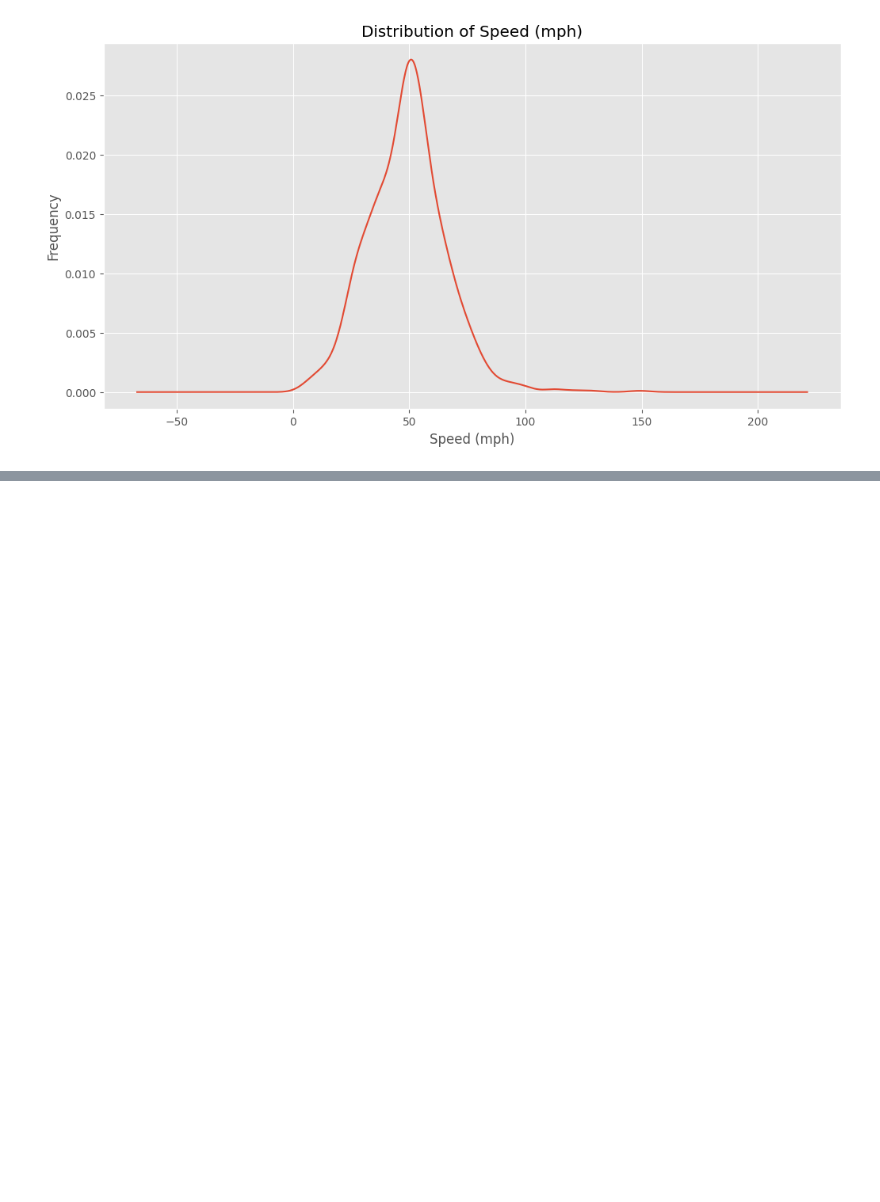
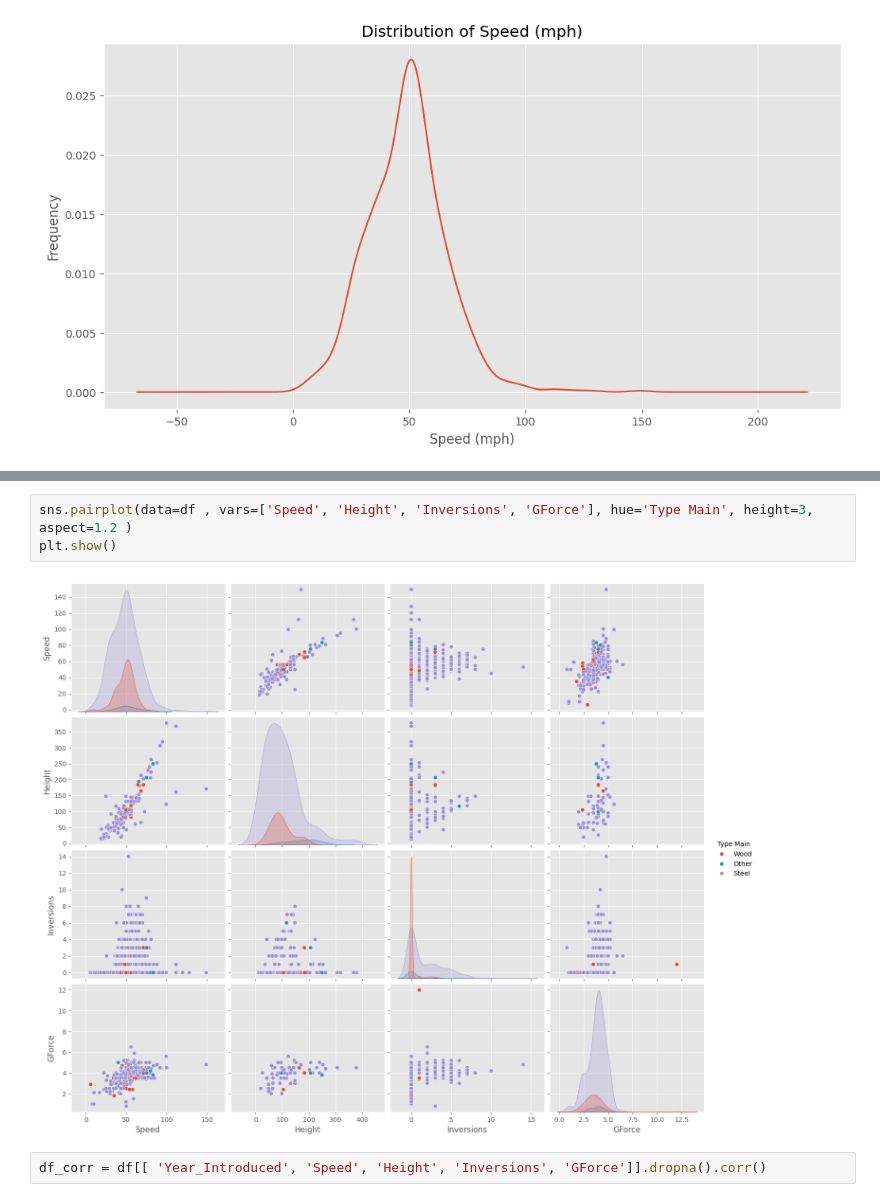
Before and after one commit to ronnin796/Exploratory_Data_Analysis, a Jupyter notebook: roaller_coaster.ipynb, the cells around one changed output, grey strips where cells are left out. Cells and saved outputs as stored; diff of their text form; blank space fills up the shorter version.

```diff
--- a/roaller_coaster.ipynb
+++ b/roaller_coaster.ipynb
@@ -117,0 +135,7 @@ Text(0, 0.5, 'Frequency')
+# %%
+sns.pairplot(data=df , vars=['Speed', 'Height', 'Inversions', 'GForce'], hue='Type Main', height=3, aspect=1.2 )
+plt.show()
+# %% [output]
+[figure, added]
+# %%
+df_corr = df[[ 'Year_Introduced', 'Speed', 'Height', 'Inversions', 'GForce']].dropna().corr()
```
Also changed, not shown: parts of 7 cells of this notebook.
